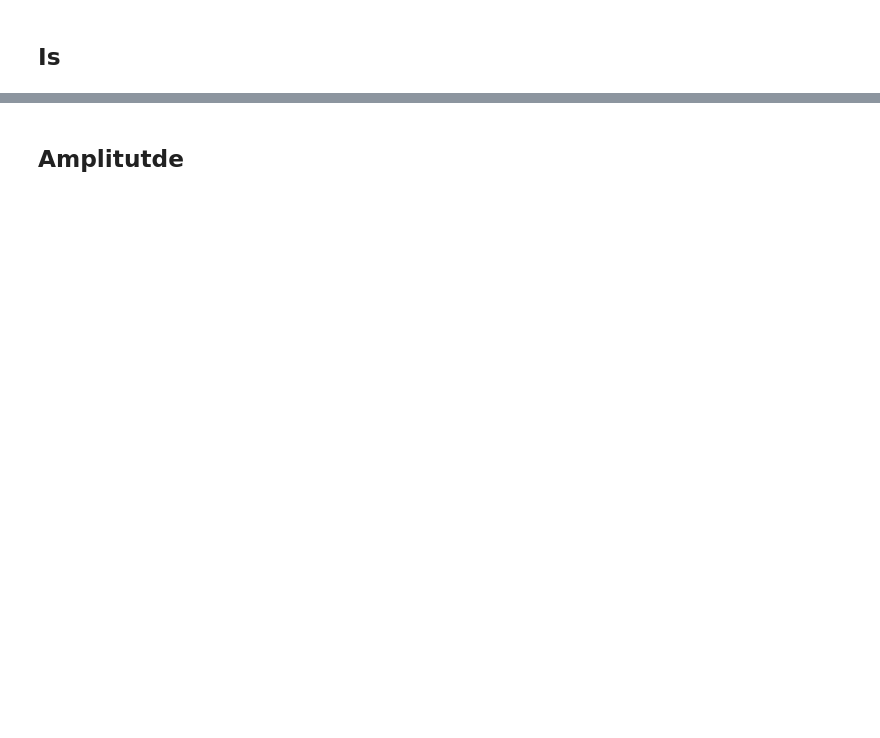
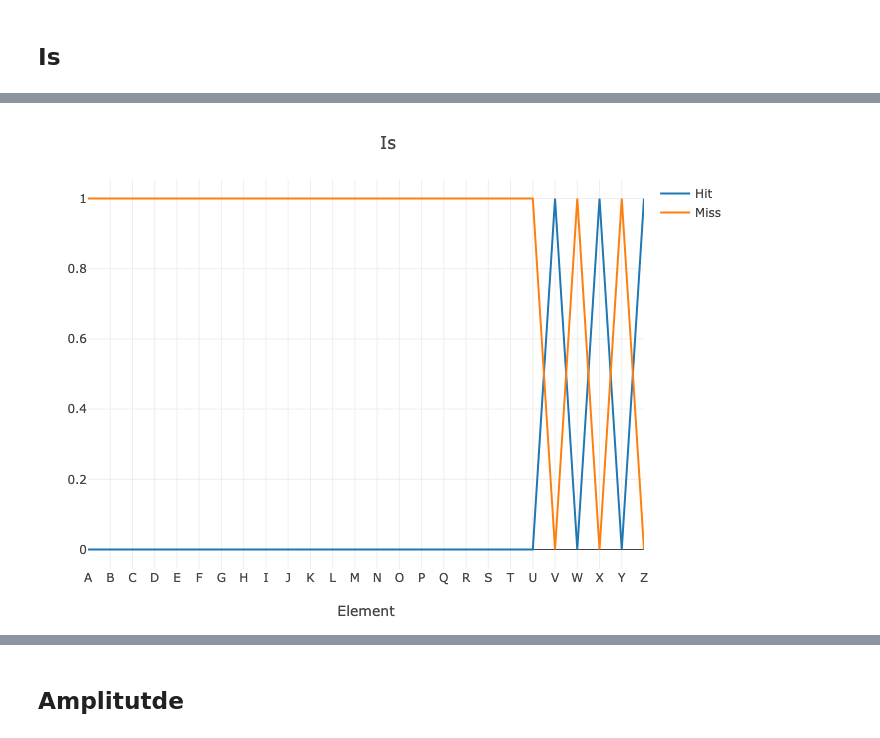
Before and after one commit to KwatME/FeatureSetEnrichment.jl, a Jupyter notebook: notebook/develop.ipynb, the cells around one changed output, grey strips where cells are left out. Saved outputs shown, nothing was run; the diff lists cells and outputs as text; code cells hidden in the pictures; blank space fills up the shorter version.

```diff
--- a/notebook/develop.ipynb
+++ b/notebook/develop.ipynb
@@ -64,16 +58,9 @@ LoadError: UndefVarError: set_element_ not defined
 # %%
-is_h = [haskey(
-            set_element_to_nothing,
-            element,
-        ) for element in element_]
+i_h = [convert(Float64, haskey(set_element_to_nothing, element)) for element in element_]
 
-is_h = convert(Vector{Float64}, is_h)
+i_m = 1 .- i_h
 
-is_m = 1 .- is_h
-
-plot_x_y(
-    (is_h, is_m);
-    name_ = ("Hit", "Miss"),
-    layout = extend_layout(layout; title = "Is"),
-)
+plot_x_y((i_h, i_m); name_ = ("Hit", "Miss"), layout = extend_layout(layout; title = "Is"))
+# %% [output]
+[figure, added]
 # %%
```
Also changed, not shown: parts of 19 cells of this notebook, 1 other file.
